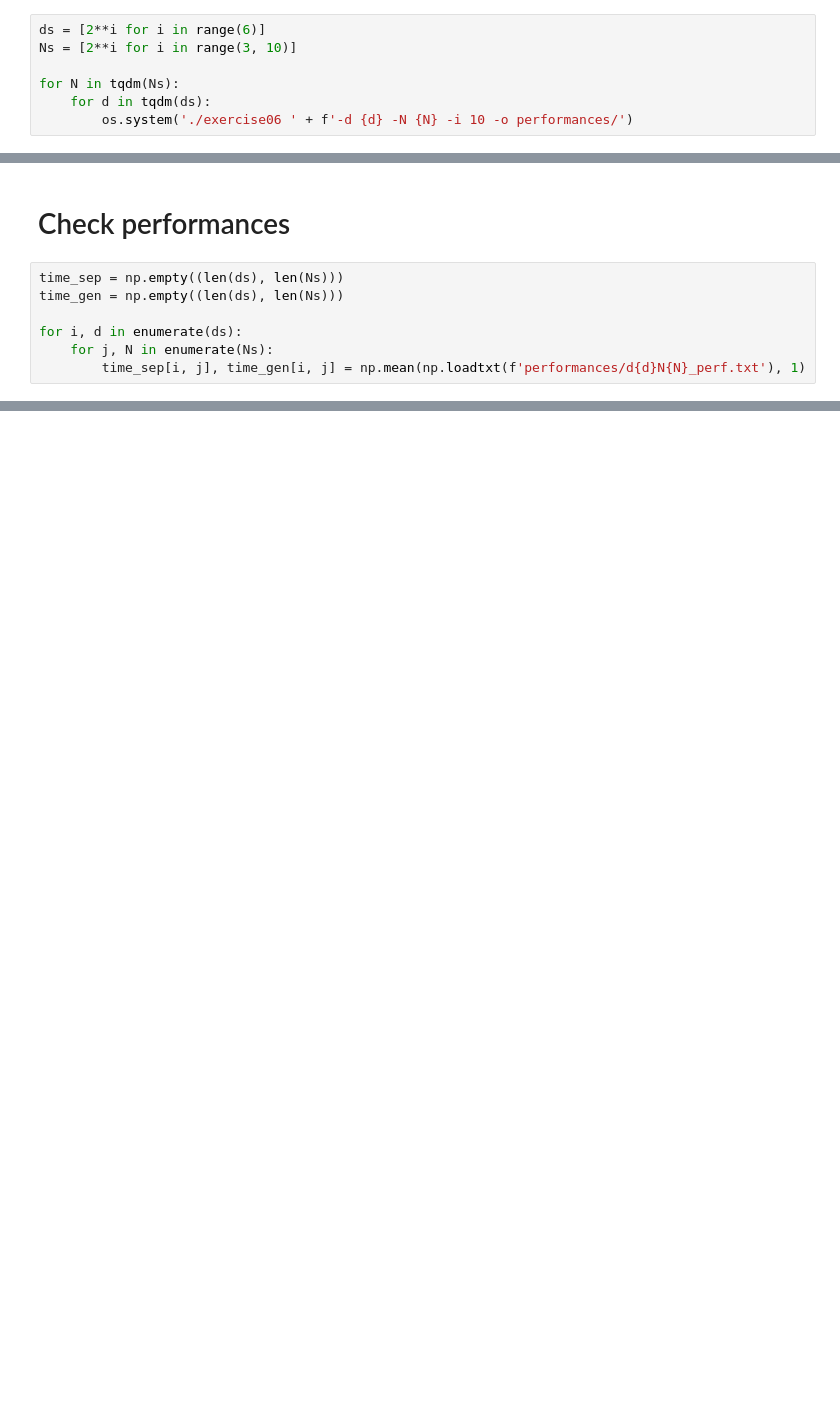
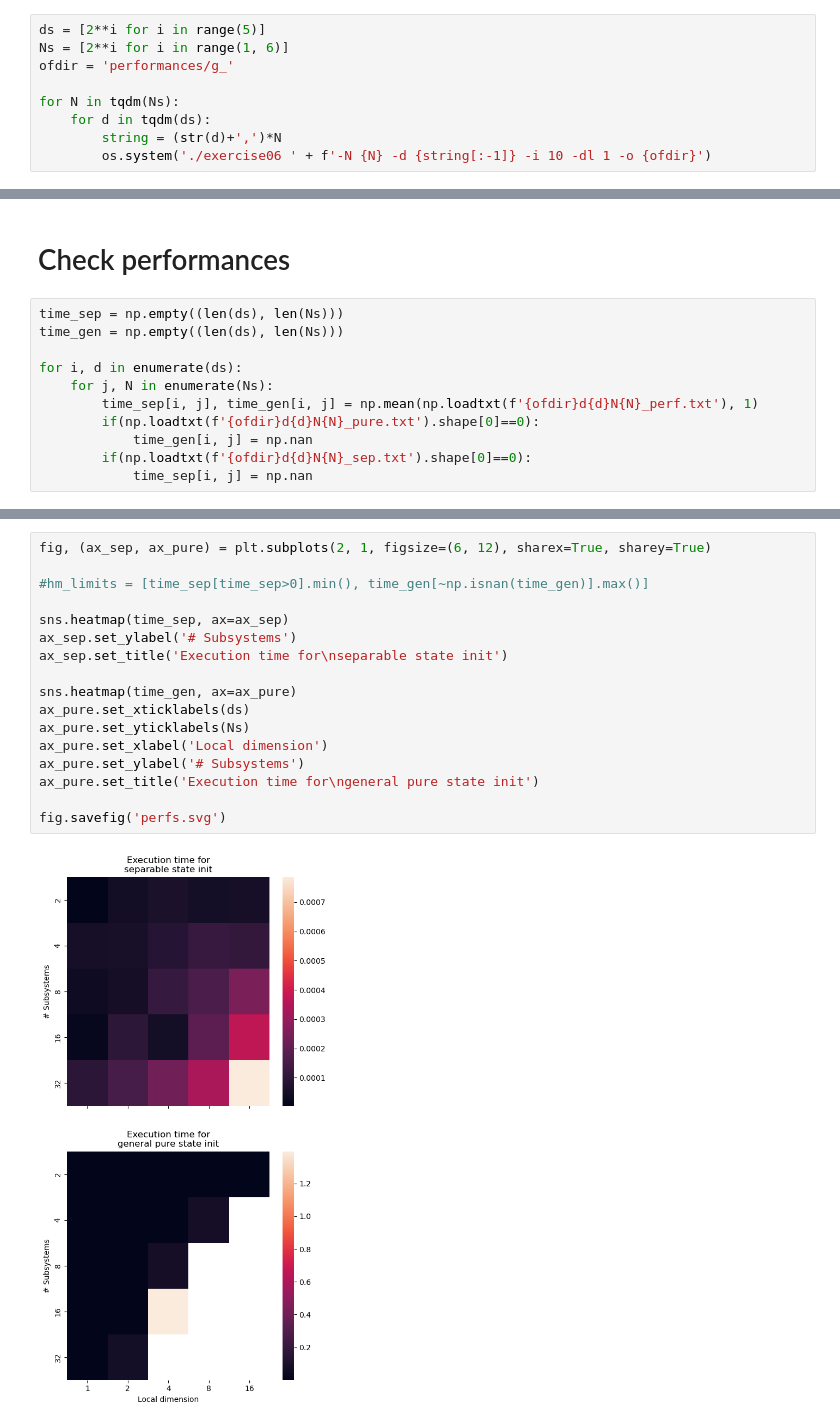
Before and after one commit to c0pp1/QIC_Exercises, a Jupyter notebook: Exercise06/exercise06.ipynb, the cells around one changed output, grey strips where cells are left out. Drawn from its saved outputs; the diff is of its cells as text; blank space fills up the shorter version.

```diff
--- a/Exercise06/exercise06.ipynb
+++ b/Exercise06/exercise06.ipynb
@@ -8,12 +8,14 @@ from tqdm import tqdm
 # %% [markdown]
 # Script for random state initialization performances
 # %%
-ds = [2**i for i in range(6)]
-Ns = [2**i for i in range(3, 10)]
+ds = [2**i for i in range(5)]
+Ns = [2**i for i in range(1, 6)]
+ofdir = 'performances/g_'
 
 for N in tqdm(Ns):
     for d in tqdm(ds):
-        os.system('./exercise06 ' + f'-d {d} -N {N} -i 10 -o performances/')
+        string = (str(d)+',')*N
+        os.system('./exercise06 ' + f'-N {N} -d {string[:-1]} -i 10 -dl 1 -o {ofdir}')
 # %% [output]
 Performance testing, 100.00% done.
 Performance testing, 100.00% done.
@@ -79,4 +64,8 @@ time_gen = np.empty((len(ds), len(Ns)))
 
 for i, d in enumerate(ds):
     for j, N in enumerate(Ns):
-        time_sep[i, j], time_gen[i, j] = np.mean(np.loadtxt(f'performances/d{d}N{N}_perf.txt'), 1)
+        time_sep[i, j], time_gen[i, j] = np.mean(np.loadtxt(f'{ofdir}d{d}N{N}_perf.txt'), 1)
+        if(np.loadtxt(f'{ofdir}d{d}N{N}_pure.txt').shape[0]==0):
+            time_gen[i, j] = np.nan
+        if(np.loadtxt(f'{ofdir}d{d}N{N}_sep.txt').shape[0]==0):
+            time_sep[i, j] = np.nan
@@ -87,0 +72,19 @@ sns.heatmap(time_sep)
+# %%
+fig, (ax_sep, ax_pure) = plt.subplots(2, 1, figsize=(6, 12), sharex=True, sharey=True)
+
+#hm_limits = [time_sep[time_sep>0].min(), time_gen[~np.isnan(time_gen)].max()]
+
+sns.heatmap(time_sep, ax=ax_sep)
+ax_sep.set_ylabel('# Subsystems')
+ax_sep.set_title('Execution time for\nseparable state init')
+
+sns.heatmap(time_gen, ax=ax_pure)
+ax_pure.set_xticklabels(ds)
+ax_pure.set_yticklabels(Ns)
+ax_pure.set_xlabel('Local dimension')
+ax_pure.set_ylabel('# Subsystems')
+ax_pure.set_title('Execution time for\ngeneral pure state init')
+
+fig.savefig('perfs.svg')
+# %% [output]
+[figure, added]
```
Also changed, not shown: parts of 4 cells of this notebook, 7 other files.
